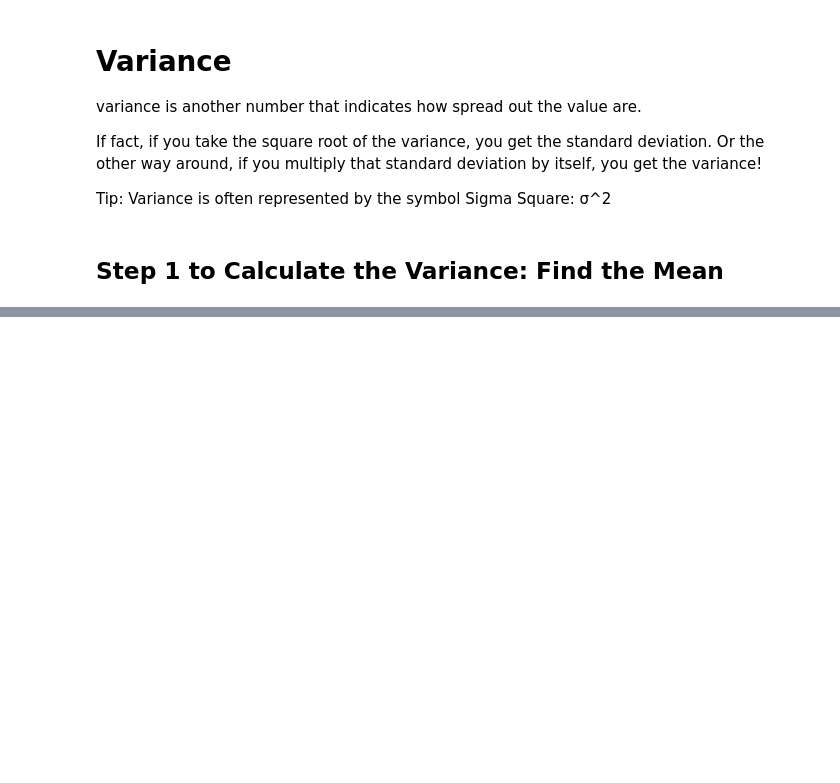
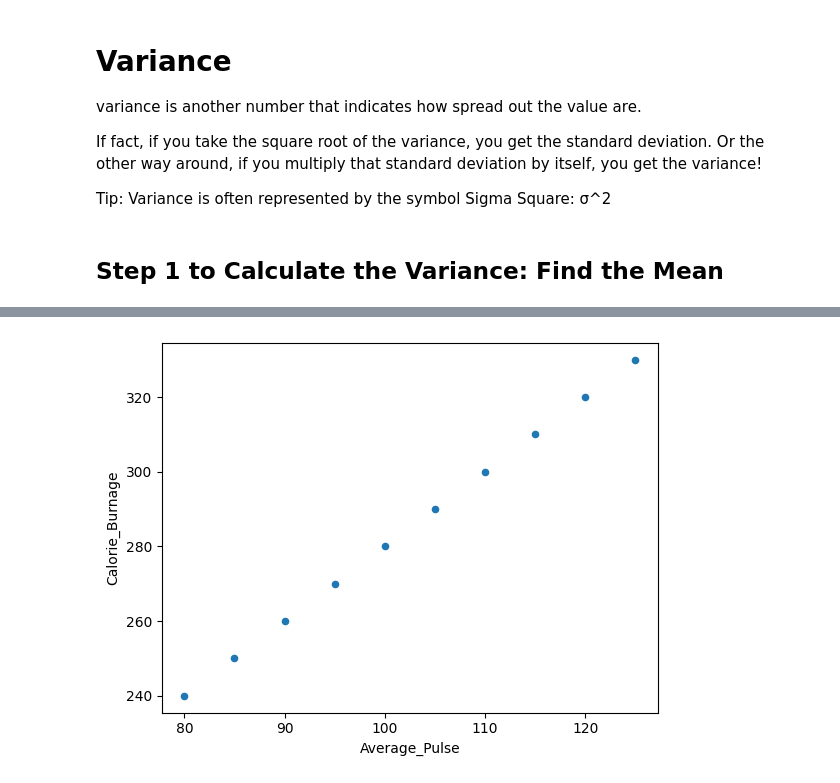
Before and after one commit to Hangsovoleak/Data-Science-Learning, a Jupyter notebook: Data_Science_1.ipynb, the cells around one changed output, grey strips where cells are left out. Drawn from its saved outputs; the diff is of its cells as text; code cells hidden in the pictures; blank space fills up the shorter version.

```diff
--- a/Data_Science_1.ipynb
+++ b/Data_Science_1.ipynb
@@ -668,0 +716,10 @@ Tip: Variance is often represented by the symbol Sigma Square: σ^2
+# %%
+# Ex: of a perfect linear relationship (correlation coefficient = 1)
+# we will use scatterplot to visualize the relationship between Average_Pulse and Calorie_Burnage (we have used the small data set of the sports watch with 10 observations)
+
+import matplotlib.pyplot as plt
+
+health_data_new.plot(x = 'Average_Pulse', y = 'Calorie_Burnage', kind = 'scatter')
+plt.show()
+# %% [output]
+[figure, added]
```
Also changed, not shown: parts of 6 cells of this notebook.
